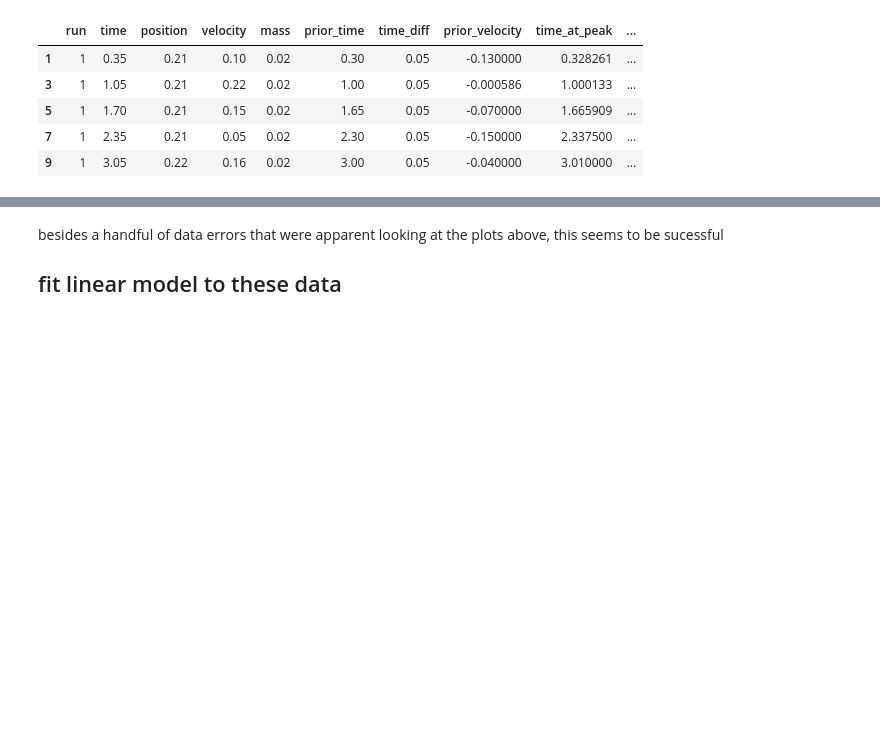
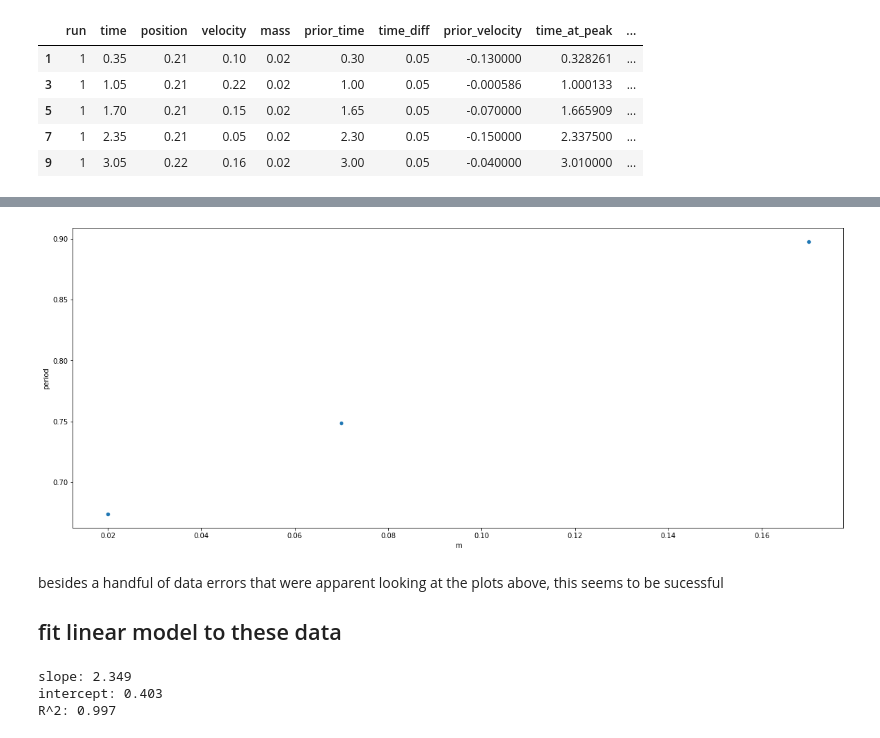
Before and after one commit to aaweaver-actuary/physics, a Jupyter notebook: S02 - Spring 2023/Labs/lab4.ipynb, the cells around one changed output, grey strips where cells are left out. Saved outputs shown, nothing was run; the diff lists cells and outputs as text; code cells hidden in the pictures; blank space fills up the shorter version.

```diff
--- a/S02 - Spring 2023/Labs/lab4.ipynb
+++ b/S02 - Spring 2023/Labs/lab4.ipynb
@@ -200,3 +254,11 @@ plt.show()
+# %%
+# this looks much better, and it looks like the period increases with mass
+# now look at the actual relationship between average period and mass:
+
+# plot the average period vs mass
+model_dat[['period', 'm']].groupby('m').mean().reset_index().plot(kind='scatter', x='m', y='period');
+# %% [output]
+[figure, added]
 # %% [markdown]
 besides a handful of data errors that were apparent looking at the plots above, this seems to be sucessful
 
@@ -205,0 +266,9 @@ t2_vs_m = pd.merge(T2, M, on=['run', 'mass'])
+# %%
+lm = LinearRegression().fit(model_dat[['m']], model_dat['period']**2)
+print('slope:', lm.coef_[0].round(3))
+print('intercept:', lm.intercept_.round(3))
+print('R^2:', lm.score(model_dat[['m']], model_dat['period']**2).round(3))
+# %% [output]
+slope: 2.349
+intercept: 0.403
+R^2: 0.997
```
Also changed, not shown: parts of 19 cells of this notebook.
